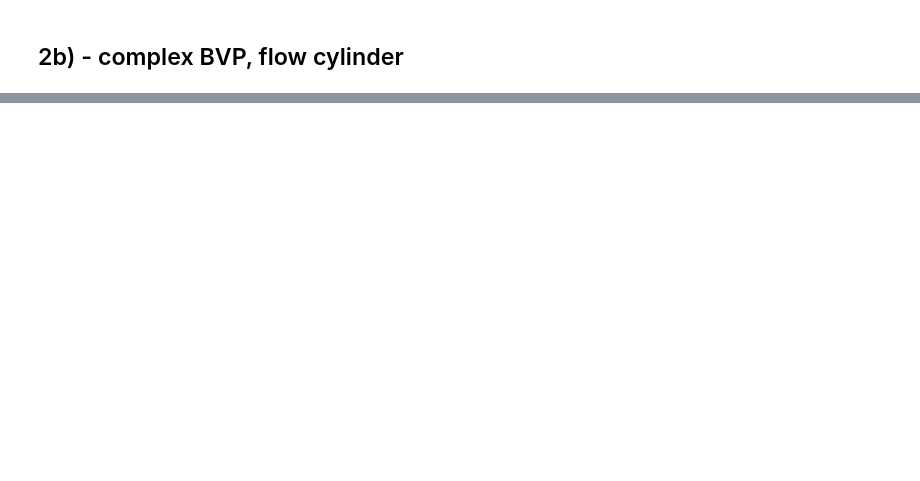
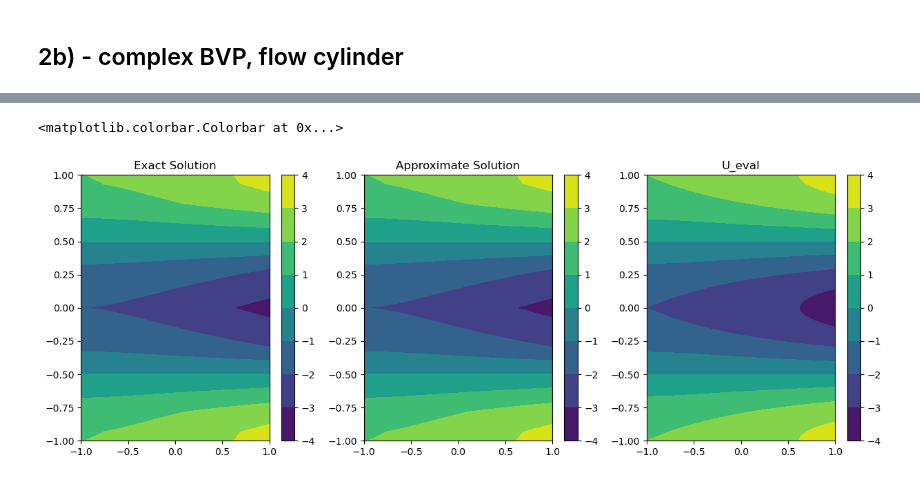
Before and after one commit to JeppeKlitgaard/02689-Advanced-Numerical-Methods, a Jupyter notebook: assignment_2/tb_exercise_1.ipynb, the cells around one changed output, grey strips where cells are left out. Cells and saved outputs as stored; diff of their text form; code cells hidden in the pictures; blank space fills up the shorter version.

```diff
--- a/assignment_2/tb_exercise_1.ipynb
+++ b/assignment_2/tb_exercise_1.ipynb
@@ -402,0 +498,35 @@ def exact_solution(r, theta): return V_inf * (r + (r1**2)/r) * np.cos(theta)
+# %%
+## make it nice numerically later
+# W = linalg.solve(V, u_matrix.T).T
+# u_hat_matrix = linalg.solve(V, W.T).T
+
+u_matrix = u.reshape((N+1, N+1))
+U = u_matrix.copy()
+V = constructV(z=z, alpha=alpha, beta=beta)
+
+U_hat = np.linalg.inv(V) @ U @ np.linalg.inv(V.T)
+
+z_eval = np.linspace(-1, 1, 200)
+Z_x_eval, Z_y_eval = np.meshgrid(z_eval, z_eval, indexing='xy')
+
+def u_N(x, y, u_matrix, z=z):
+    A_x = evaluate_jacobi_grid(x, z, alpha=alpha, beta=beta, a=-1, b=1)
+    A_y = evaluate_jacobi_grid(y, z, alpha=alpha, beta=beta, a=-1, b=1)
+    return A_x @ u_matrix @ A_y.T
+
+U_eval = u_N(z_eval, z_eval, U_hat)
+# %%
+# subplots
+fig, ax = plt.subplots(1, 3, figsize=(15, 5))
+cs0 = ax[0].contourf(Z_r, Z_theta, u_true)
+ax[0].set_title("Exact Solution")
+cs1 = ax[1].contourf(Z_r, Z_theta, u_matrix)
+ax[1].set_title("Approximate Solution")
+cs1 = ax[2].contourf(Z_x_eval, Z_y_eval, U_eval)
+ax[2].set_title("U_eval")
+plt.colorbar(cs0, ax=ax[0])
+plt.colorbar(cs1, ax=ax[1])
+plt.colorbar(cs1, ax=ax[2])
+# %% [output]
+<matplotlib.colorbar.Colorbar at 0x...>
+[figure, added]
```
Also changed, not shown: parts of 8 cells of this notebook, 1 other file.
